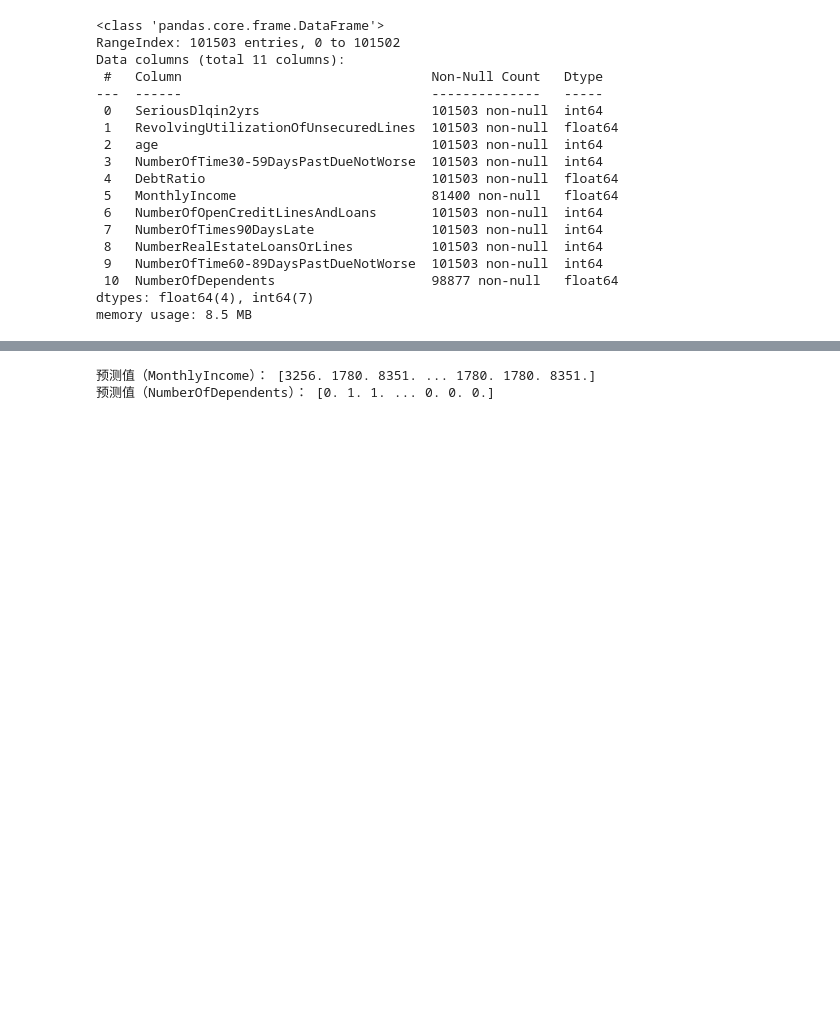
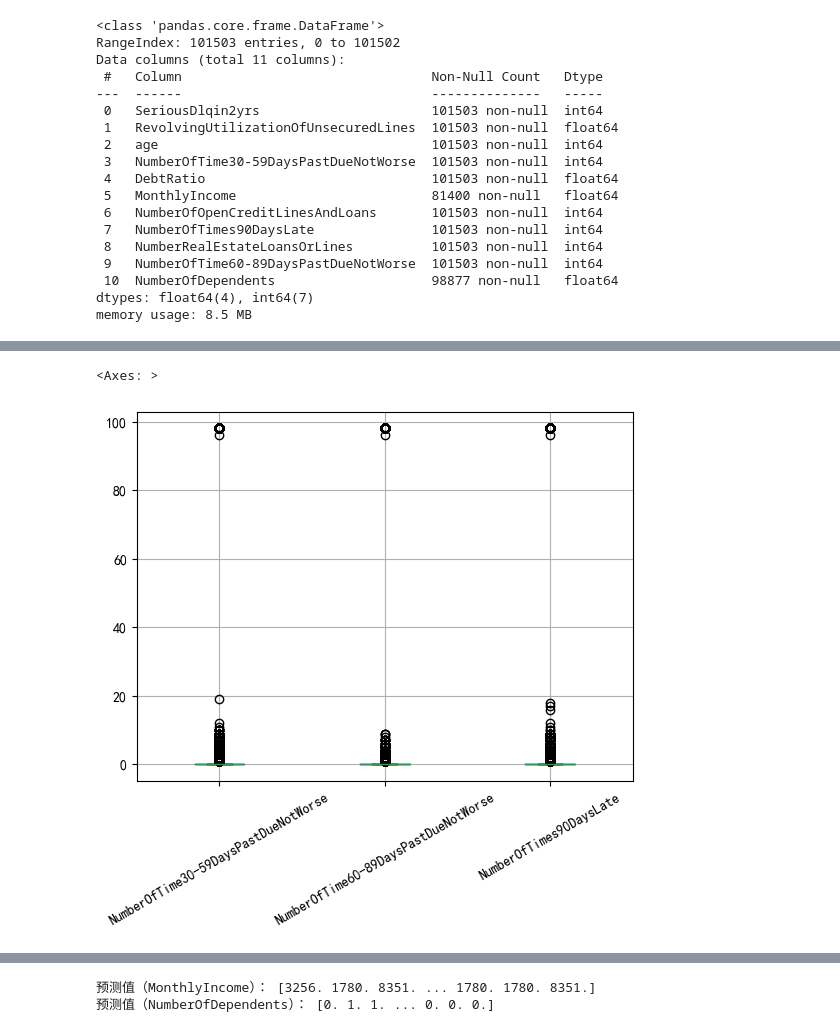
Before and after one commit to TietiTage/da_zuo_ye, a Jupyter notebook: 申请信用评分卡模型/信用评分卡模型.ipynb, the cells around one changed output, grey strips where cells are left out. Saved outputs shown, nothing was run; the diff lists cells and outputs as text; code cells hidden in the pictures; blank space fills up the shorter version.

```diff
--- a/申请信用评分卡模型/信用评分卡模型.ipynb
+++ b/申请信用评分卡模型/信用评分卡模型.ipynb
@@ -1469,0 +1335,6 @@ memory usage: 8.5 MB
+# %%
+ScoreData.boxplot(column=["NumberOfTime30-59DaysPastDueNotWorse", "NumberOfTime60-89DaysPastDueNotWorse", "NumberOfTimes90DaysLate"],
+            rot=30)
+# %% [output]
+<Axes: >
+[figure, added]
```
Also changed, not shown: parts of 53 cells of this notebook.
